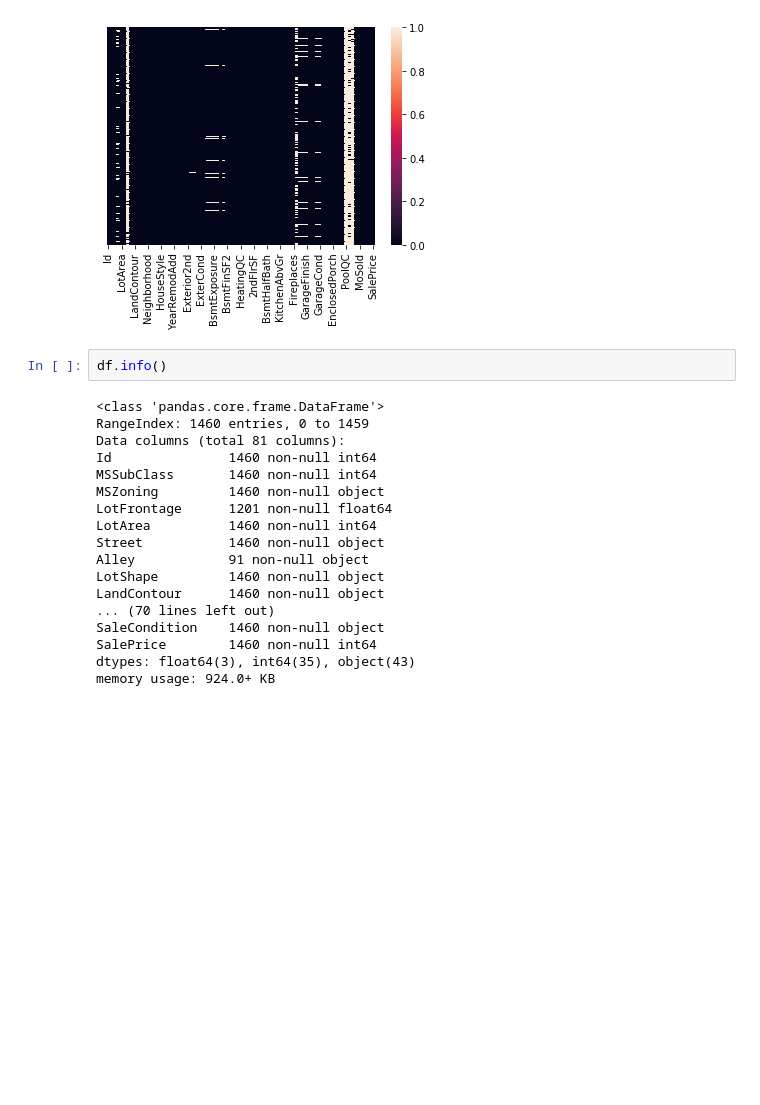
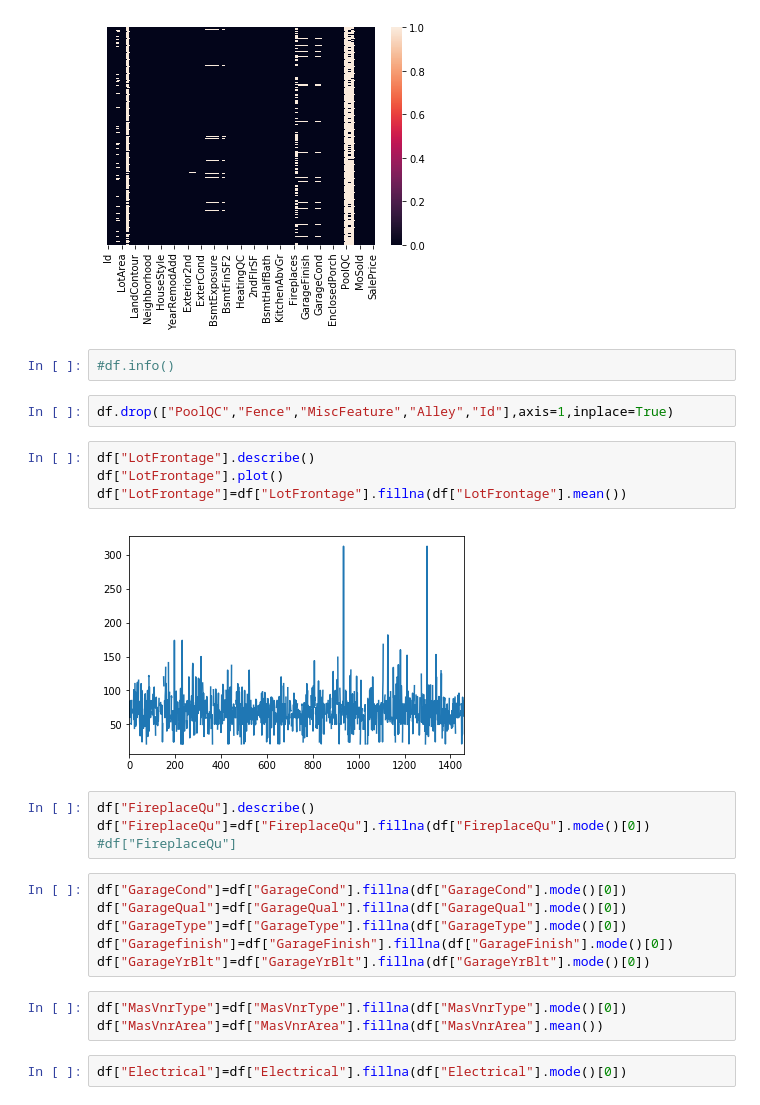
Before and after one commit to Abhi050/Kaggle-Competition-Projects, a Jupyter notebook: Kaggle_housingp_comp(try1).ipynb, the cells around one changed output. Drawn from its saved outputs; the diff is of its cells as text; blank space fills up the shorter version.

```diff
--- a/Kaggle_housingp_comp(try1).ipynb
+++ b/Kaggle_housingp_comp(try1).ipynb
@@ -75,23 +79,28 @@ sns.heatmap(df.isnull(),yticklabels=False,cbar=True)
 # %% [output]
 <matplotlib.axes._subplots.AxesSubplot at 0x...>
 [figure]
-# %%
-df.info()
-# %% [output]
-<class 'pandas.core.frame.DataFrame'>
-RangeIndex: 1460 entries, 0 to 1459
-Data columns (total 81 columns):
-Id               1460 non-null int64
-MSSubClass       1460 non-null int64
-MSZoning         1460 non-null object
-LotFrontage      1201 non-null float64
-LotArea          1460 non-null int64
-Street           1460 non-null object
-Alley            91 non-null object
-LotShape         1460 non-null object
-LandContour      1460 non-null object
-... (70 lines left out)
-SaleCondition    1460 non-null object
-SalePrice        1460 non-null int64
-dtypes: float64(3), int64(35), object(43)
-memory usage: 924.0+ KB
+# %%
+#df.info()
+# %%
+df.drop(["PoolQC","Fence","MiscFeature","Alley","Id"],axis=1,inplace=True)
+# %%
+df["LotFrontage"].describe()
+df["LotFrontage"].plot()
+df["LotFrontage"]=df["LotFrontage"].fillna(df["LotFrontage"].mean())
+# %% [output]
+[figure, added]
+# %%
+df["FireplaceQu"].describe()
+df["FireplaceQu"]=df["FireplaceQu"].fillna(df["FireplaceQu"].mode()[0])
+#df["FireplaceQu"]
+# %%
+df["GarageCond"]=df["GarageCond"].fillna(df["GarageCond"].mode()[0])
+df["GarageQual"]=df["GarageQual"].fillna(df["GarageQual"].mode()[0])
+df["GarageType"]=df["GarageType"].fillna(df["GarageType"].mode()[0])
+df["Garagefinish"]=df["GarageFinish"].fillna(df["GarageFinish"].mode()[0])
+df["GarageYrBlt"]=df["GarageYrBlt"].fillna(df["GarageYrBlt"].mode()[0])
+# %%
+df["MasVnrType"]=df["MasVnrType"].fillna(df["MasVnrType"].mode()[0])
+df["MasVnrArea"]=df["MasVnrArea"].fillna(df["MasVnrArea"].mean())
+# %%
+df["Electrical"]=df["Electrical"].fillna(df["Electrical"].mode()[0])
```
Also changed, not shown: parts of 4 cells of this notebook.
